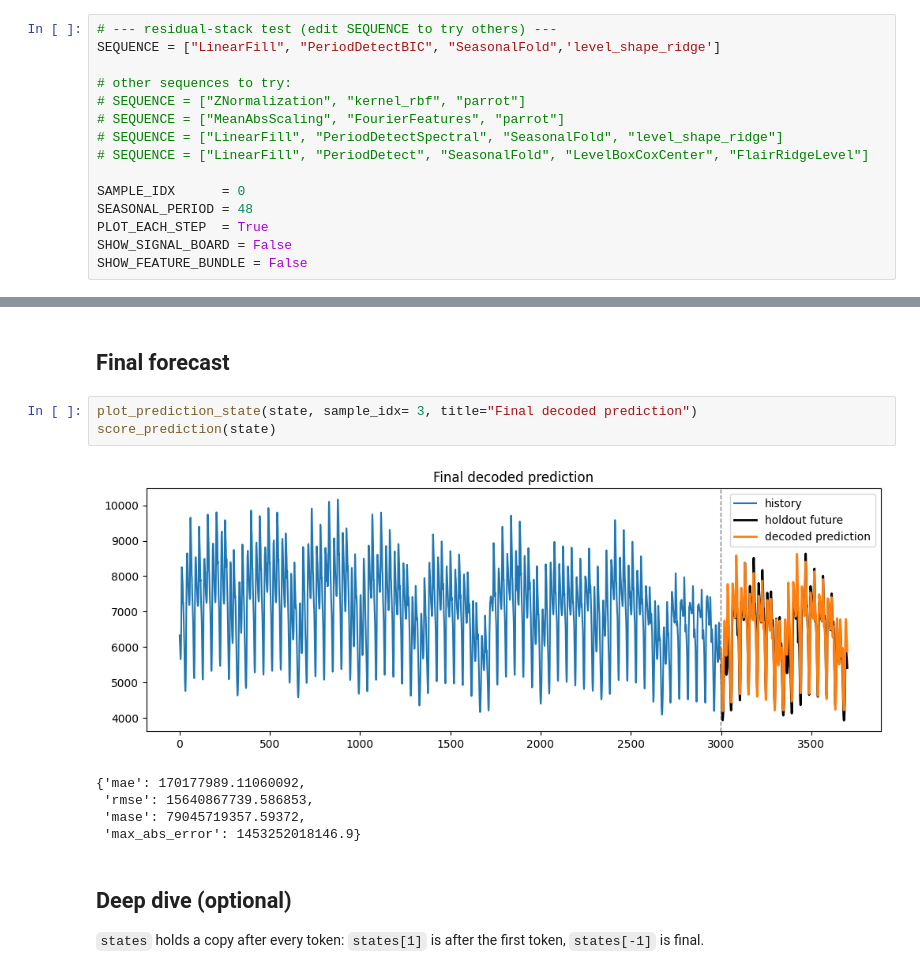
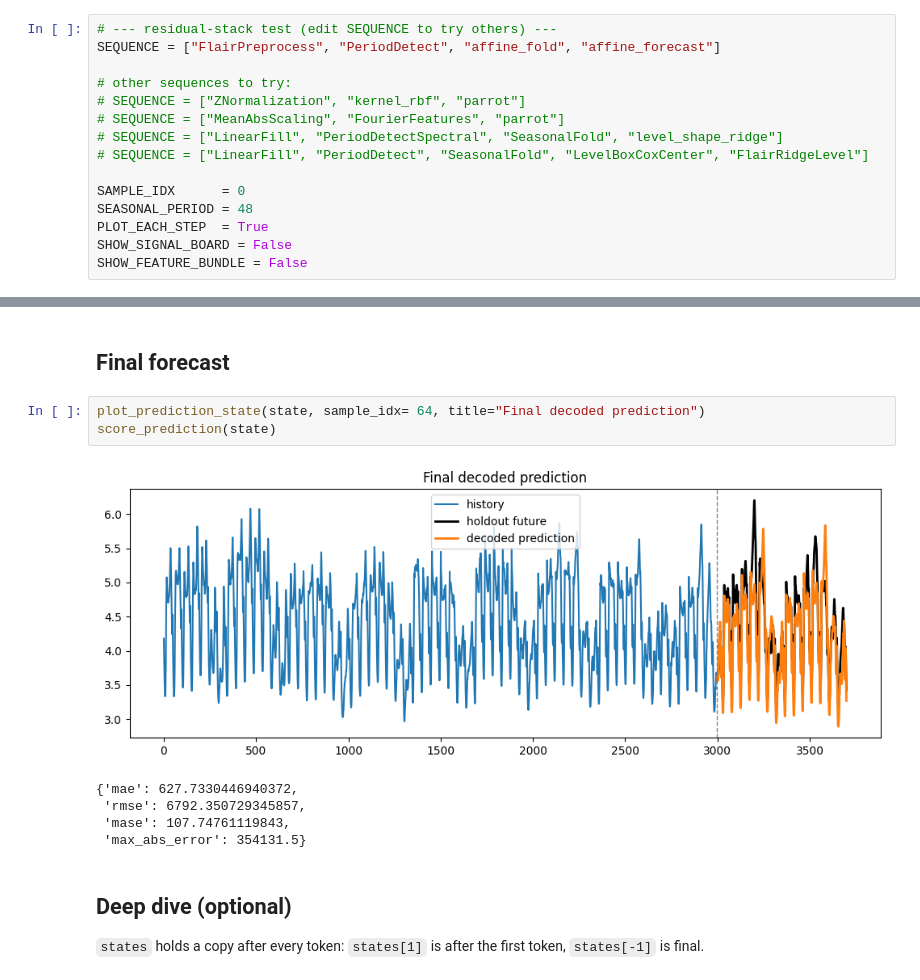
Before and after one commit to chahineNejm/graph_Time_series, a Jupyter notebook: examples/troubleshoot_token_sequences.ipynb, the cells around one changed output, grey strips where cells are left out. Drawn from its saved outputs; the diff is of its cells as text.

Commit message:
adding the additive fractal fold

```diff
--- a/examples/troubleshoot_token_sequences.ipynb
+++ b/examples/troubleshoot_token_sequences.ipynb
@@ -353,7 +353,7 @@ plot_raw_data(H, F, sample_idx=0)
 ]
 # %%
 # --- residual-stack test (edit SEQUENCE to try others) ---
-SEQUENCE = ["LinearFill", "PeriodDetectBIC", "SeasonalFold",'level_shape_ridge']
+SEQUENCE = ["FlairPreprocess", "PeriodDetect", "affine_fold", "affine_forecast"]
 
 # other sequences to try:
 # SEQUENCE = ["ZNormalization", "kernel_rbf", "parrot"]
@@ -436,14 +435,14 @@ STEP 3  -  SeasonalFold   [feature]
 # %% [markdown]
 ## Final forecast
 # %%
-plot_prediction_state(state, sample_idx= 3, title="Final decoded prediction")
+plot_prediction_state(state, sample_idx= 64, title="Final decoded prediction")
 score_prediction(state)
 # %% [output]
-[figure, old version]
+[figure, new version]
-{'mae': 170177989.11060092,
- 'rmse': 15640867739.586853,
- 'mase': 79045719357.59372,
- 'max_abs_error': 1453252018146.9}
+{'mae': 627.7330446940372,
+ 'rmse': 6792.350729345857,
+ 'mase': 107.74761119843,
+ 'max_abs_error': 354131.5}
 # %% [markdown]
 ## Deep dive (optional)
 
```
Also changed, not shown: parts of 4 cells of this notebook, 4 other files.
